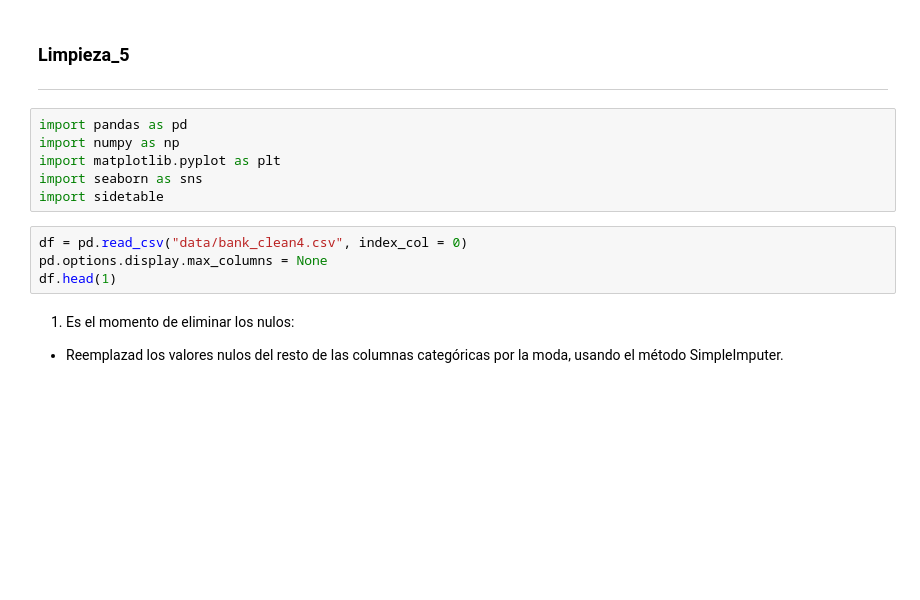
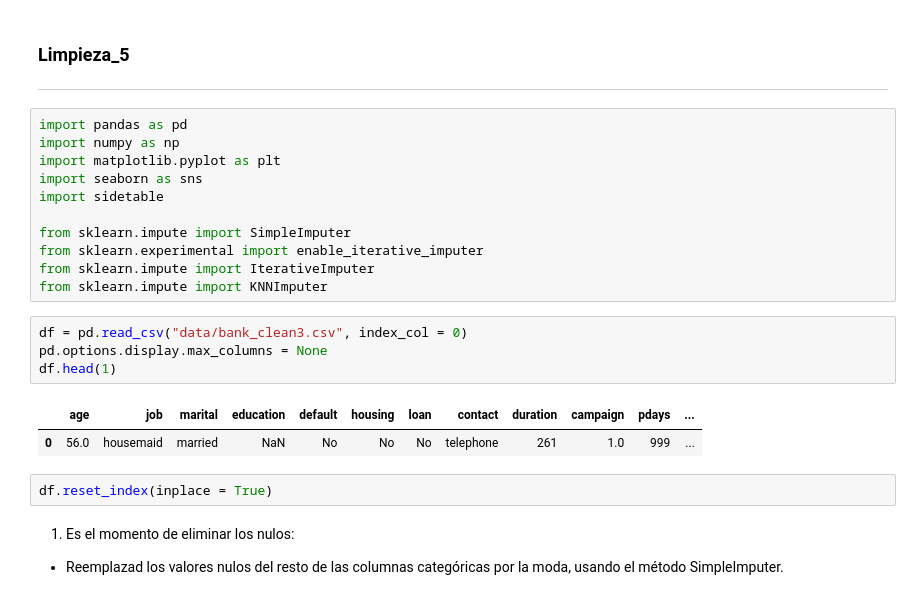
Before and after one commit to NataliaBarquin/Adalab_Pair_programming_4_EDA_limpieza_ETL, a Jupyter notebook: Limpieza/limpieza_5.ipynb, the cells around one changed output. Cells and saved outputs as stored; diff of their text form; blank space fills up the shorter version.

```diff
--- a/Limpieza/limpieza_5.ipynb
+++ b/Limpieza/limpieza_5.ipynb
@@ -7,10 +7,20 @@ import numpy as np
 import matplotlib.pyplot as plt
 import seaborn as sns
 import sidetable
+
+from sklearn.impute import SimpleImputer
+from sklearn.experimental import enable_iterative_imputer
+from sklearn.impute import IterativeImputer
+from sklearn.impute import KNNImputer
 # %%
-df = pd.read_csv("data/bank_clean4.csv", index_col = 0)
+df = pd.read_csv("data/bank_clean3.csv", index_col = 0)
 pd.options.display.max_columns = None
 df.head(1)
+# %% [output]
+|  | age | job | marital | education | default | housing | loan | contact | duration | campaign | pdays | ... |
+| 0 | 56.0 | housemaid | married | NaN | No | No | No | telephone | 261 | 1.0 | 999 | ... |
+# %%
+df.reset_index(inplace = True)
 # %% [markdown]
 1. Es el momento de eliminar los nulos:
 
```
Also changed, not shown: parts of 30 cells of this notebook, 4 other files.
